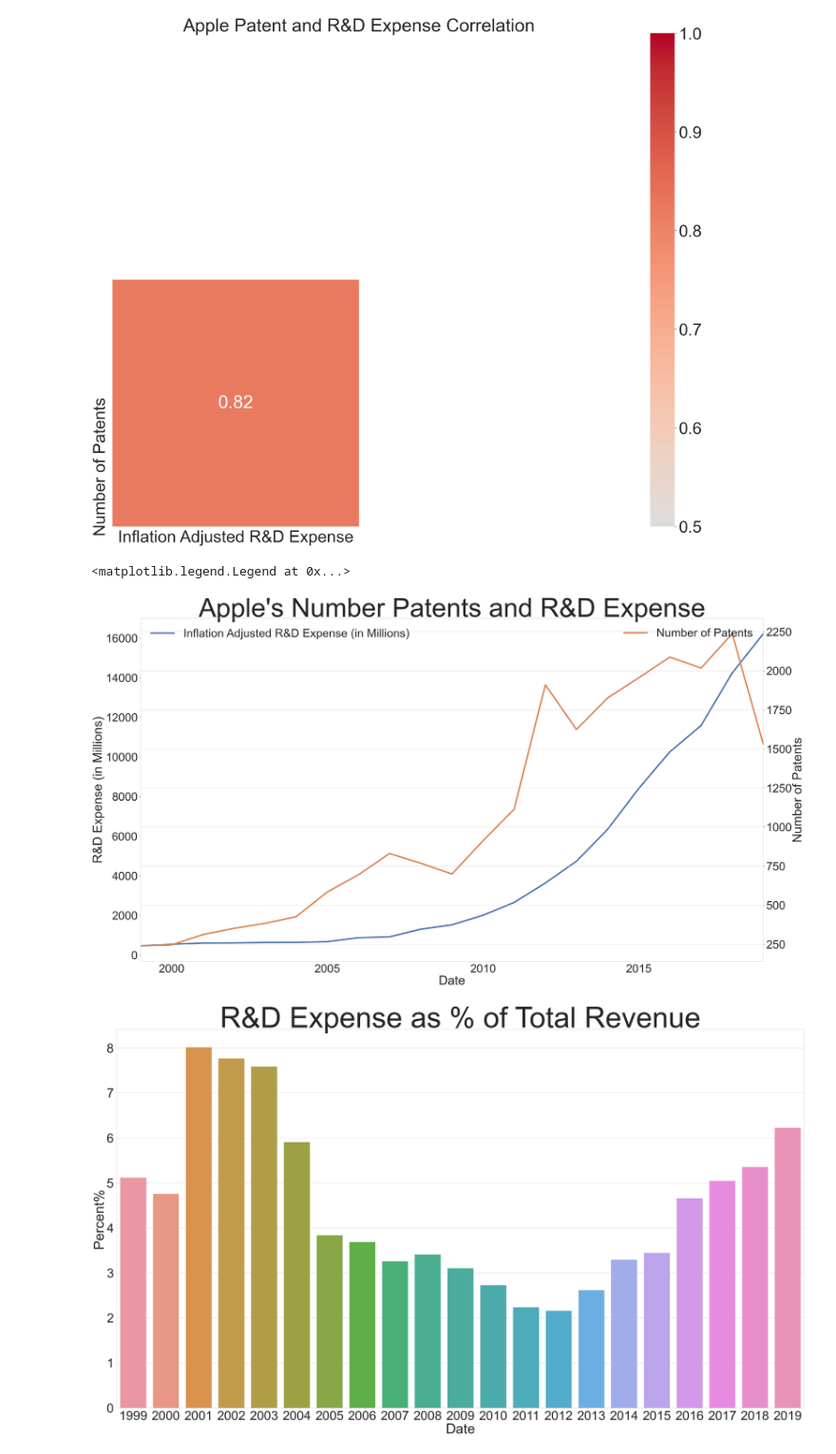
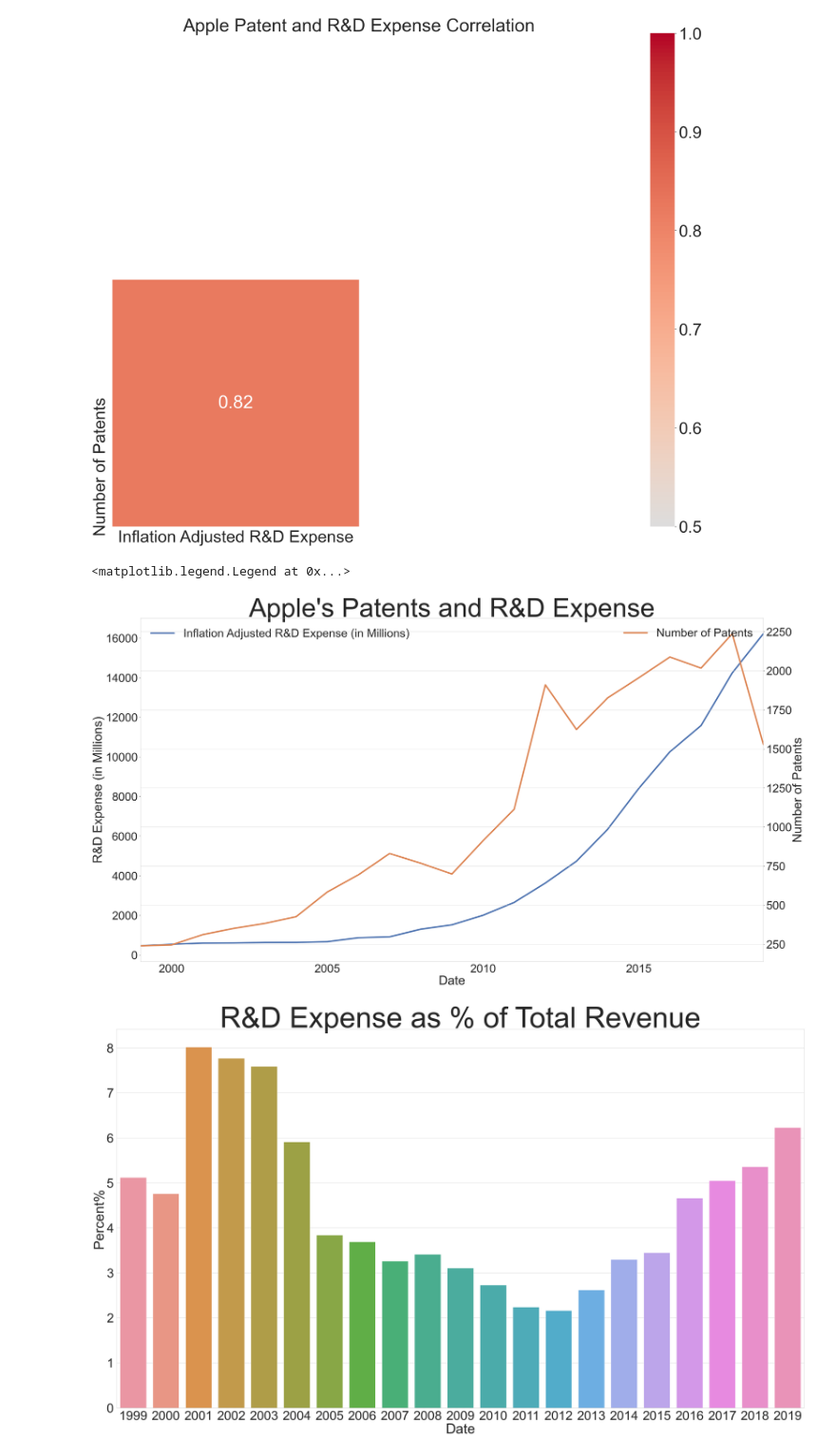
Before and after one commit to hayden4r4/Patents-IP-Project, a Jupyter notebook: Patent & IP Project.ipynb, the cells around one changed output. Shown at 95% size. Saved outputs shown, nothing was run; the diff lists cells and outputs as text; code cells hidden in the pictures.

```diff
--- a/Patent & IP Project.ipynb
+++ b/Patent & IP Project.ipynb
@@ -113,16 +113,16 @@ applecorr_heatmap.set_title('Apple Patent and R&D Expense Correlation')
 Text(0.5, 1.0, 'Apple Patent and R&D Expense Correlation')
 [figure]
 # %%
-applerd['Inflation Adjusted R&D Expense (in Millions)'].plot(linewidth=7).set_title("Apple's Number Patents and R&D Expense", fontsize=125)
+applerd['Inflation Adjusted R&D Expense (in Millions)'].plot(linewidth=7).set_title("Apple's Patents and R&D Expense", fontsize=125)
 plt.legend()
 plt.xlabel('Date')
 plt.ylabel('R&D Expense (in Millions)')
 applerd['Number of Patents'].plot(secondary_y=True, linewidth=7)
 plt.ylabel('Number of Patents')
 plt.legend(loc='upper right')
 # %% [output]
 <matplotlib.legend.Legend at 0x...>
-[figure, old version]
+[figure, new version]
 # %%
 rdtr=pd.read_csv(r'C:\Users\A\Jupyter\Patents & IP Project\Apple R&D Data.csv', index_col='Year')
 rdtr=rdtr.drop(columns=['Unnamed: 3', 'R&D Expense (in Millions)', 'Inflation Adjusted R&D Expense (in Millions)'])
```
Also changed, not shown: parts of 1 cell of this notebook, 1 other file.
